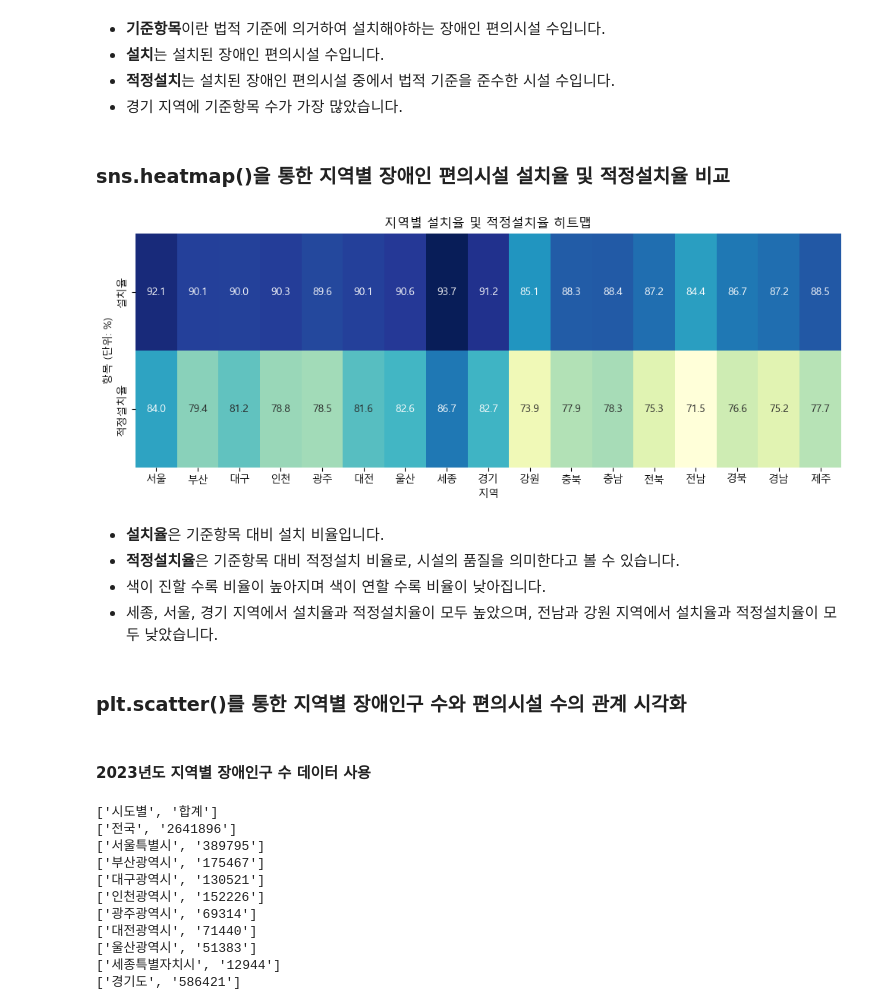
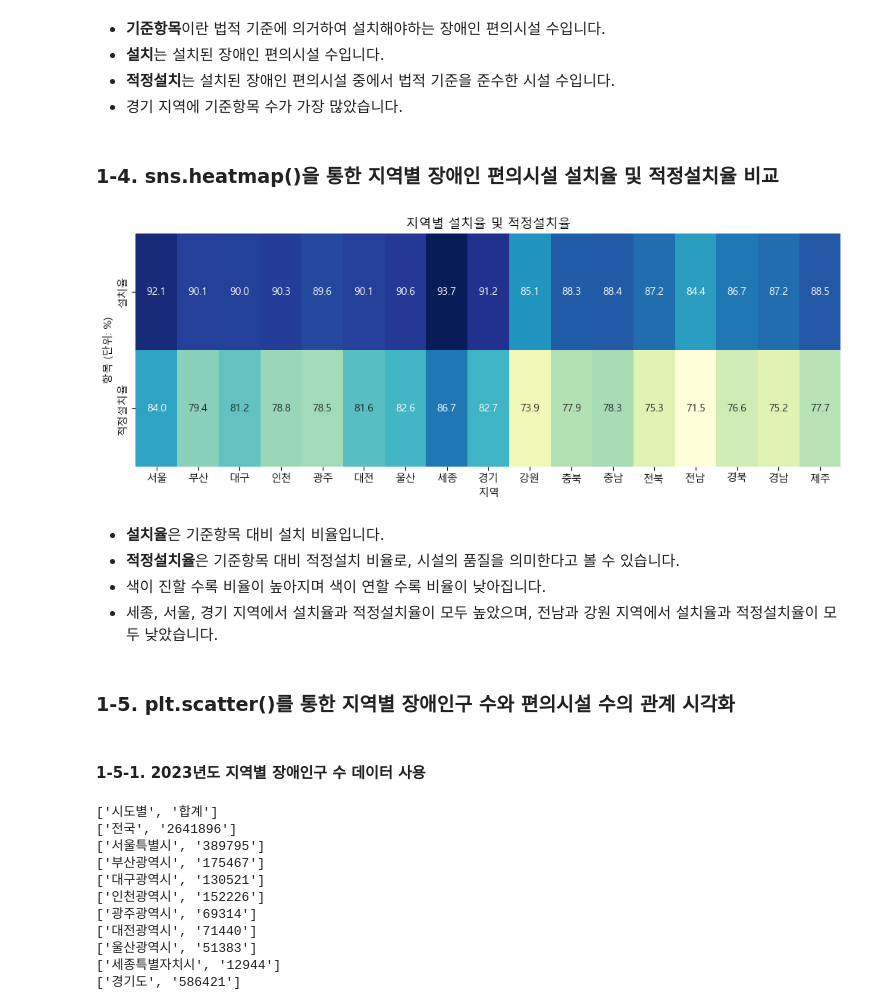
Before and after one commit to sjunc/2024-DA-Team, a Jupyter notebook: 분석 파일/kbs-kbs-DA.ipynb, the cells around one changed output. Saved outputs shown, nothing was run; the diff lists cells and outputs as text; code cells hidden in the pictures.

```diff
--- a/분석 파일/kbs-kbs-DA.ipynb
+++ b/분석 파일/kbs-kbs-DA.ipynb
@@ -13,0 +19,22 @@ plt.rcParams['axes.unicode_minus'] = False
+# %%
+import csv
+import matplotlib.pyplot as plt
+
+labels = []
+values = []
+
+with open('../데이터/보조 데이터/2023_장애유형별_거주형태별_비율_20241130125729.csv', 'r', encoding='utf-8') as f:
+    data = csv.reader(f)
+
+    next(data)
+
+    for row in data:
+        labels.append(row[1])
+        values.append(float(row[3]))
+
+# 원 그래프 생성
+plt.figure(figsize=(10, 6))
+plt.pie(values[0:2], labels=labels[0:2], autopct='%1.1f%%', startangle=140, colors=plt.cm.Set3.colors)
+plt.title('장애인의 시설 거주 비율 (2023)')
+plt.axis('equal')
+plt.show()
@@ -81,36 +113,36 @@ plt.show()
 - **적정설치**는 설치된 장애인 편의시설 중에서 법적 기준을 준수한 시설 수입니다.
 - 경기 지역에 기준항목 수가 가장 많았습니다.
 # %% [markdown]
-### sns.heatmap()을 통한 지역별 장애인 편의시설 설치율 및 적정설치율 비교
+### 1-4. sns.heatmap()을 통한 지역별 장애인 편의시설 설치율 및 적정설치율 비교
 # %%
 import seaborn as sns
 
 inst_rate = [float(row[4].replace('%', '')) for row in inst_status_pwd_2023[1:-1]]
 appropriate_inst_rate = [float(row[6].replace('%', '')) for row in inst_status_pwd_2023[1:-1]]
 
 # 히트맵 데이터 생성
 data = np.array([inst_rate, appropriate_inst_rate])
 labels = ['설치율', '적정설치율']
 
 # 히트맵 그리기
 fig, ax = plt.subplots(figsize=(12, 4))
 
 sns.heatmap(data, annot=True, fmt=".1f", cmap="YlGnBu", xticklabels=regions, yticklabels=labels, ax=ax, cbar=False)
 ax.set_xlabel('지역')
 ax.set_ylabel('항목 (단위: %)')
-ax.set_title('지역별 설치율 및 적정설치율 히트맵')
+ax.set_title('지역별 설치율 및 적정설치율')
 plt.show()
 # %% [output]
-[figure, old version]
+[figure, new version]
 # %% [markdown]
 - **설치율**은 기준항목 대비 설치 비율입니다.
 - **적정설치율**은 기준항목 대비 적정설치 비율로, 시설의 품질을 의미한다고 볼 수 있습니다.
 - 색이 진할 수록 비율이 높아지며 색이 연할 수록 비율이 낮아집니다.
 - 세종, 서울, 경기 지역에서 설치율과 적정설치율이 모두 높았으며, 전남과 강원 지역에서 설치율과 적정설치율이 모두 낮았습니다.
 # %% [markdown]
-### plt.scatter()를 통한 지역별 장애인구 수와 편의시설 수의 관계 시각화
+### 1-5. plt.scatter()를 통한 지역별 장애인구 수와 편의시설 수의 관계 시각화
 # %% [markdown]
-#### 2023년도 지역별 장애인구 수 데이터 사용
+#### 1-5-1. 2023년도 지역별 장애인구 수 데이터 사용
 # %%
 pwd_2023 = []
 
```
Also changed, not shown: parts of 23 cells of this notebook.
